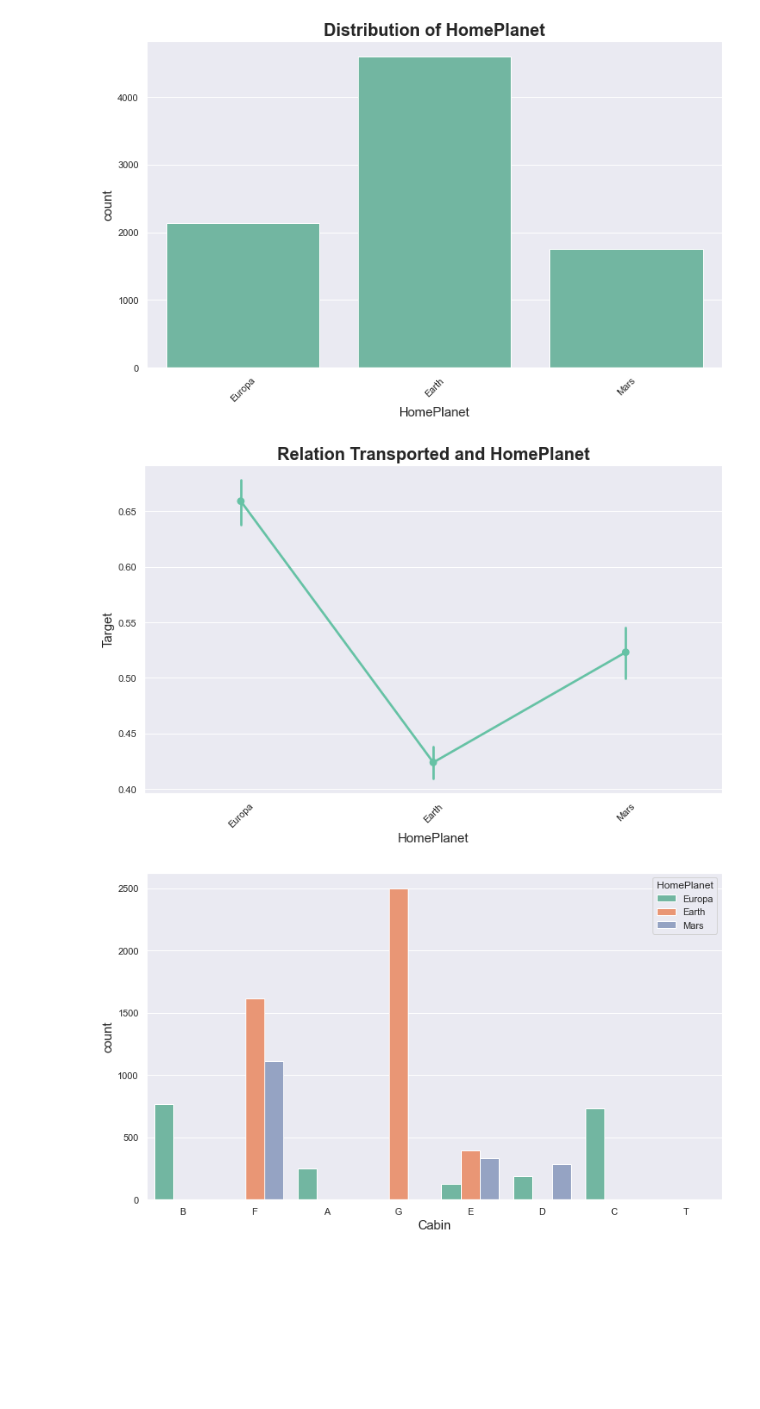
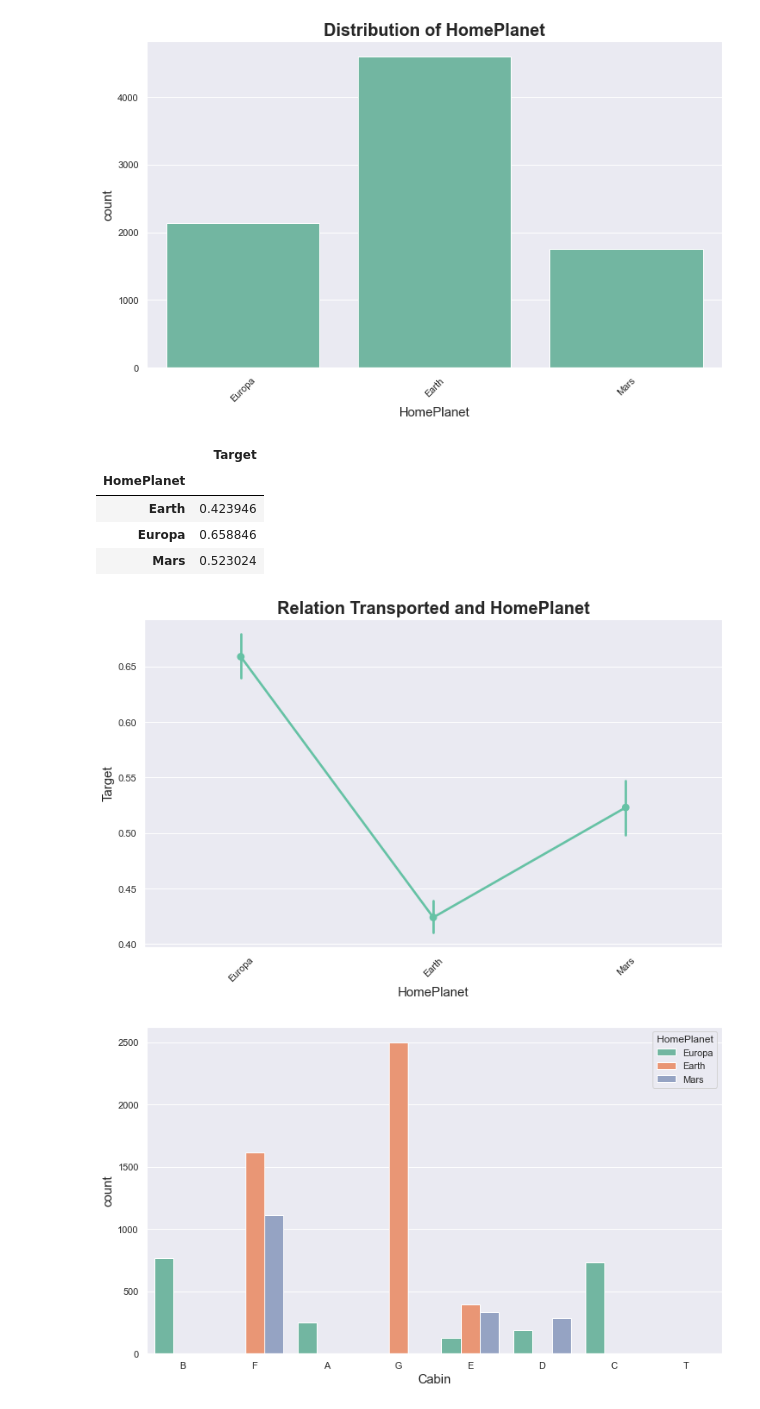
Before and after one commit to enricogoerlitz/ML-Models, a Jupyter notebook: Machine Learning Projects/01_Kaggle_Data_Projects_And_Competitions/04_Spaceship_Titanic/notebooks/01_data_eda.ipynb, the cells around one changed output. Saved outputs shown, nothing was run; the diff lists cells and outputs as text; code cells hidden in the pictures; blank space fills up the shorter version.

```diff
--- a/Machine Learning Projects/01_Kaggle_Data_Projects_And_Competitions/04_Spaceship_Titanic/notebooks/01_data_eda.ipynb
+++ b/Machine Learning Projects/01_Kaggle_Data_Projects_And_Competitions/04_Spaceship_Titanic/notebooks/01_data_eda.ipynb
@@ -277,10 +303,16 @@ Europa    2131
 Mars      1759
 Name: HomePlanet, dtype: int64
 [figure]
-# %%
-plot_target_relation_cat(HOME_PLANET)
-# %% [output]
-[figure, removed]
+# %%
+plot_target_relation_cat(HOME_PLANET)
+df.pivot_table(index=HOME_PLANET, values=TARGET)
+# %% [output]
+|  | Target |
+| HomePlanet |  |
+| Earth | 0.423946 |
+| Europa | 0.658846 |
+| Mars | 0.523024 |
+[figure, added]
 # %%
 sns.countplot(x=CABIN, hue=HOME_PLANET, data=df);
 # %% [output]
```
Also changed, not shown: parts of 56 cells of this notebook.
